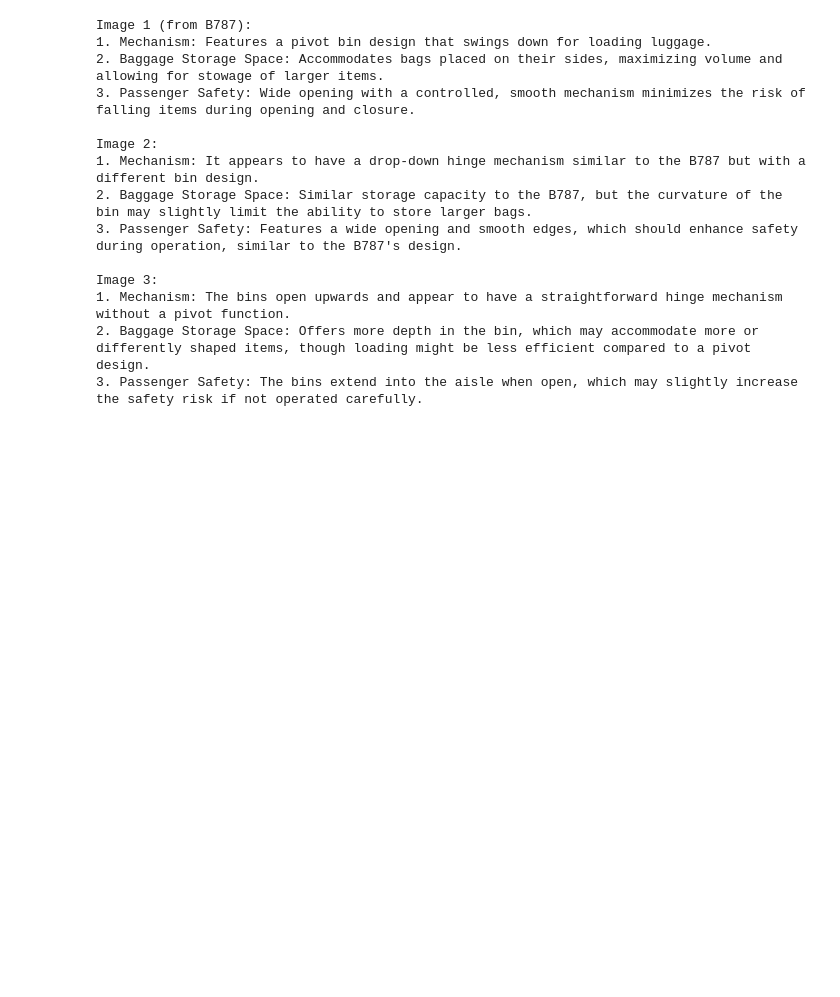
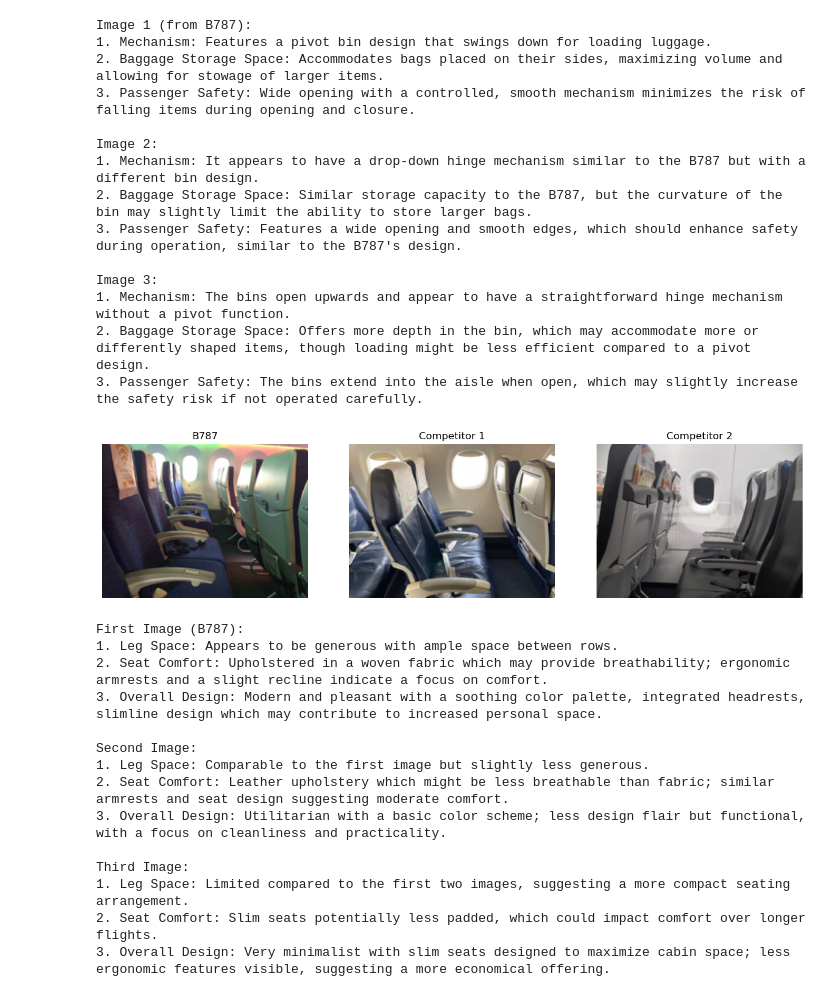
Before and after one commit to hunchongtan/Hoverfly_SUTD, a Jupyter notebook: chap2.ipynb, the cells around one changed output. Cells and saved outputs as stored; diff of their text form; code cells hidden in the pictures; blank space fills up the shorter version.

Commit message:
edited image query

```diff
--- a/chap2.ipynb
+++ b/chap2.ipynb
@@ -204,3 +202,30 @@ Image 3:
 1. Mechanism: The bins open upwards and appear to have a straightforward hinge mechanism without a pivot function.
 2. Baggage Storage Space: Offers more depth in the bin, which may accommodate more or differently shaped items, though loading might be less efficient compared to a pivot design.
 3. Passenger Safety: The bins extend into the aisle when open, which may slightly increase the safety risk if not operated carefully.
+# %%
+component = "seats"
+prompt = f"You are given 3 different images of a {component}.\n \
+        For each {component}, compare and identify the differences in: \n \
+        1. Leg Space \n \
+        2. Seat Comfort \n \
+        3. Overall design \n \
+        Mention that the first image is from a B787. The other images are from other competitor aircrafts. \n \
+        Do not output anything else. Keep the answer as concise as possible."
+
+compare_image_query(component, prompt)
+# %% [output]
+[figure, added]
+First Image (B787):
+1. Leg Space: Appears to be generous with ample space between rows.
+2. Seat Comfort: Upholstered in a woven fabric which may provide breathability; ergonomic armrests and a slight recline indicate a focus on comfort.
+3. Overall Design: Modern and pleasant with a soothing color palette, integrated headrests, slimline design which may contribute to increased personal space.
+
+Second Image:
+1. Leg Space: Comparable to the first image but slightly less generous.
+2. Seat Comfort: Leather upholstery which might be less breathable than fabric; similar armrests and seat design suggesting moderate comfort.
+3. Overall Design: Utilitarian with a basic color scheme; less design flair but functional, with a focus on cleanliness and practicality.
+
+Third Image:
+1. Leg Space: Limited compared to the first two images, suggesting a more compact seating arrangement.
+2. Seat Comfort: Slim seats potentially less padded, which could impact comfort over longer flights.
+3. Overall Design: Very minimalist with slim seats designed to maximize cabin space; less ergonomic features visible, suggesting a more economical offering.
```
Also changed, not shown: parts of 13 cells of this notebook, 4 other files.
